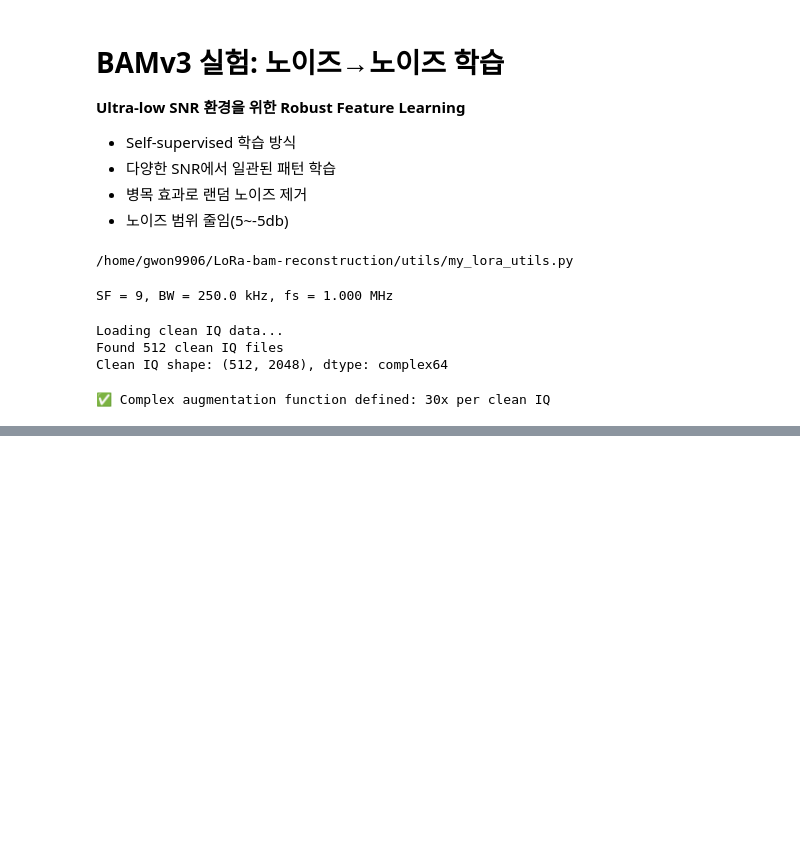
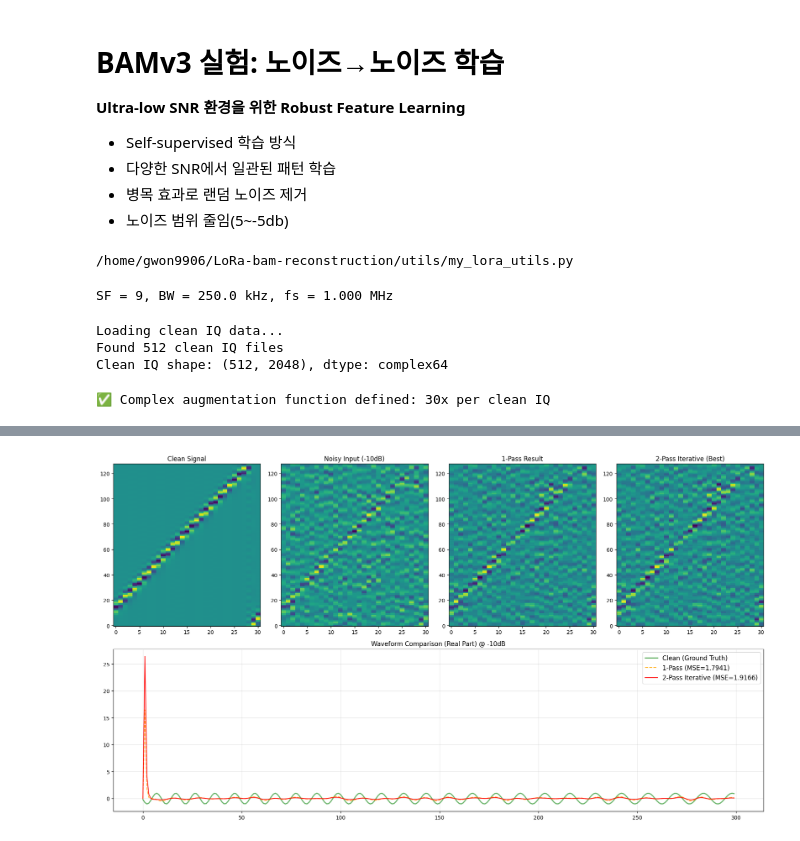
Before and after one commit to gwon9906/LoRa-bam-reconstruction, a Jupyter notebook: Model-experiment-v3-3/training_FIXED.ipynb, the cells around one changed output, grey strips where cells are left out. Drawn from its saved outputs; the diff is of its cells as text; code cells hidden in the pictures; blank space fills up the shorter version.

```diff
--- a/Model-experiment-v3-3/training_FIXED.ipynb
+++ b/Model-experiment-v3-3/training_FIXED.ipynb
@@ -913,0 +839,93 @@ Overall     55.6%      44.4%
+# %%
+# 2. -30dB 극한 환경 테스트 설정
+# =========================================================
+TEST_SNR = -10        # 극한 노이즈
+TEST_SYMBOL_IDX = 42  # 테스트할 심볼 인덱스 (아무거나)
+ITERATIONS = 2        # 반복 횟수 (2~3회 추천)
+
+# 데이터 준비
+clean_iq = X_clean_iq[TEST_SYMBOL_IDX]
+noisy_iq = lora.awgn_iq(clean_iq, TEST_SNR)
+
+# 스펙트로그램 변환 (입력)
+noisy_flat, norm_params = generate_complex_spectrogram(noisy_iq, fs, bw)
+noisy_input = noisy_flat.reshape(1, -1)
+
+
+# =========================================================
+# 3. 비교 실험 수행 (1-Pass vs Iterative)
+# =========================================================
+
+# (A) Standard 1-Pass (기존 방식)
+compressed_1 = model.compress(noisy_input)
+restored_1 = model.decompress(compressed_1)
+iq_1 = reconstruct_iq_from_spectrogram(restored_1.flatten(), norm_params, fs)
+
+# (B) Iterative Refinement (제안 방식)
+restored_iter = model.iterative_reconstruction(noisy_input, iterations=ITERATIONS)
+iq_iter = reconstruct_iq_from_spectrogram(restored_iter.flatten(), norm_params, fs)
+
+
+# =========================================================
+# 4. 후처리 (Resample + Standardization) & 평가
+# =========================================================
+def post_process(iq_sig, target_len):
+    # 1. Resample (시간축 복원)
+    if len(iq_sig) != target_len:
+        iq_sig = resample(iq_sig, target_len)
+
+    # 2. Standardization (에너지 정규화)
+    std_val = np.std(iq_sig)
+    if std_val > 1e-12:
+        iq_sig = (iq_sig - np.mean(iq_sig)) / std_val
+    return iq_sig
+
+# 정규화 적용
+target_len = len(clean_iq)
+iq_1 = post_process(iq_1, target_len)
+iq_iter = post_process(iq_iter, target_len)
+clean_iq_norm = (clean_iq - np.mean(clean_iq)) / (np.std(clean_iq) + 1e-12) # 비교용 정규화
+
+# MSE 계산
+mse_1 = np.mean(np.abs(clean_iq_norm - iq_1)**2)
+mse_iter = np.mean(np.abs(clean_iq_norm - iq_iter)**2)
+
+
+# =========================================================
+# 5. 결과 시각화
+# =========================================================
+plt.figure(figsize=(18, 10))
+
+# [상단] 스펙트로그램 비교
+plt.subplot(2, 4, 1); plt.title("Clean Signal"); plt.imshow(generate_complex_spectrogram(clean_iq, fs, bw)[0][:len(noisy_flat)//2].reshape(128, -1), aspect='auto', origin='lower')
+plt.subplot(2, 4, 2); plt.title(f"Noisy Input ({TEST_SNR}dB)"); plt.imshow(noisy_flat[:len(noisy_flat)//2].reshape(128, -1), aspect='auto', origin='lower')
+plt.subplot(2, 4, 3); plt.title("1-Pass Result"); plt.imshow(restored_1.flatten()[:len(noisy_flat)//2].reshape(128, -1), aspect='auto', origin='lower')
+plt.subplot(2, 4, 4); plt.title(f"{ITERATIONS}-Pass Iterative (Best)"); plt.imshow(restored_iter.flatten()[:len(noisy_flat)//2].reshape(128, -1), aspect='auto', origin='lower')
+
+# [하단] 파형(Real) 비교
+plt.subplot(2, 1, 2)
+plt.title(f"Waveform Comparison (Real Part) @ {TEST_SNR}dB")
+plt.plot(clean_iq_norm.real[:300], 'g', label='Clean (Ground Truth)', alpha=0.6, linewidth=2)
+plt.plot(iq_1.real[:300], 'orange', label=f'1-Pass (MSE={mse_1:.4f})', alpha=0.8, linestyle='--')
+plt.plot(iq_iter.real[:300], 'r', label=f'{ITERATIONS}-Pass Iterative (MSE={mse_iter:.4f})', alpha=0.9)
+plt.legend(fontsize=12, loc='upper right')
+plt.grid(True, alpha=0.3)
+
+plt.tight_layout()
+plt.show()
+
+# 텍스트 결과 출력
+print("="*60)
+print(f"🚀 Iterative Refinement Performance Summary (SNR: {TEST_SNR}dB)")
+print("="*60)
+print(f"1. Standard (1-Pass) MSE : {mse_1:.6f}")
+print(f"2. Iterative ({ITERATIONS}-Pass) MSE : {mse_iter:.6f}")
+print(f"------------------------------------------------------------")
+if mse_iter < mse_1:
+    imp = (mse_1 - mse_iter) / mse_1 * 100
+    print(f"✅ Improvement: {imp:.2f}% reduced error! (Success)")
+else:
+    print(f"⚠️ No improvement. Try adjusting iterations or bottleneck size.")
+print("="*60)
+# %% [output]
+[figure, added]
```
Also changed, not shown: parts of 9 cells of this notebook, 1 other file.
